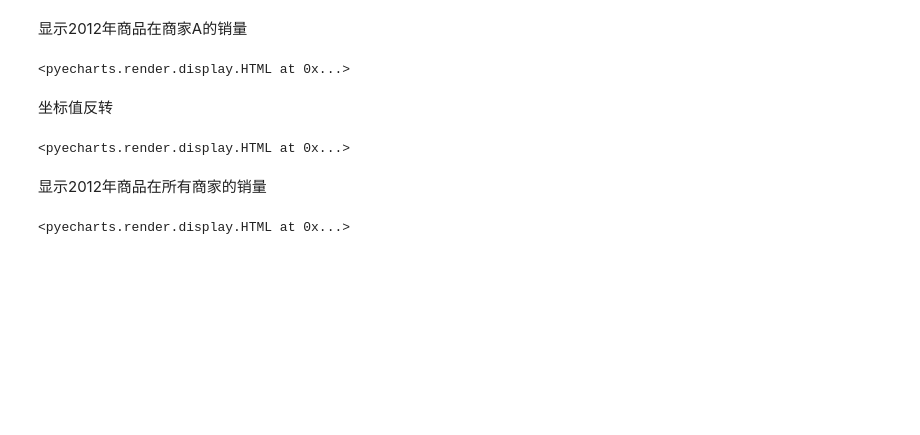
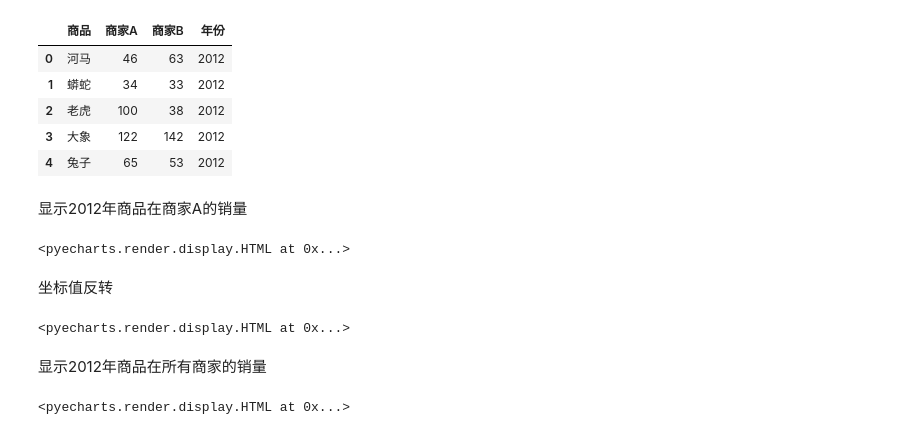
Before and after one commit to gamersover/pandasecharts, a Jupyter notebook: examples/bar_examples.ipynb, the cells around one changed output. Saved outputs shown, nothing was run; the diff lists cells and outputs as text; code cells hidden in the pictures; blank space fills up the shorter version.

```diff
--- a/examples/bar_examples.ipynb
+++ b/examples/bar_examples.ipynb
@@ -14,6 +14,15 @@ for year in (2012, 2013, 2014, 2015):
         )
     )
 df = pd.concat(dfs, axis=0)
+# %%
+df.head()
+# %% [output]
+|  | 商品 | 商家A | 商家B | 年份 |
+| 0 | 河马 | 46 | 63 | 2012 |
+| 1 | 蟒蛇 | 34 | 33 | 2012 |
+| 2 | 老虎 | 100 | 38 | 2012 |
+| 3 | 大象 | 122 | 142 | 2012 |
+| 4 | 兔子 | 65 | 53 | 2012 |
 # %% [markdown]
 显示2012年商品在商家A的销量
 # %%
```
Also changed, not shown: 4 other files.
